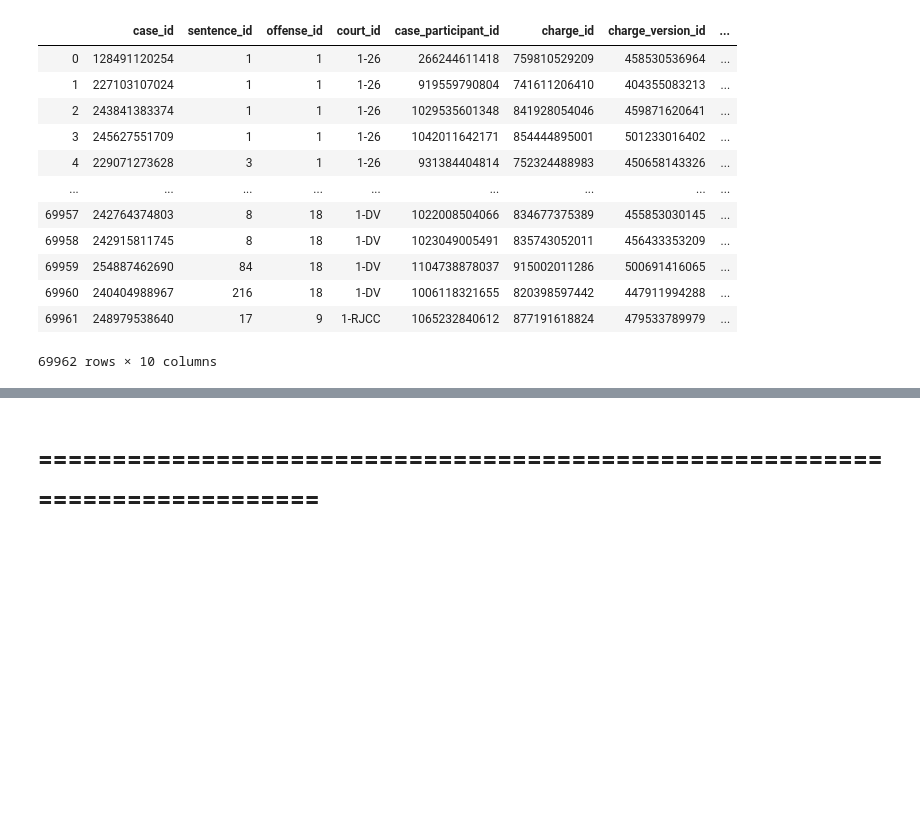
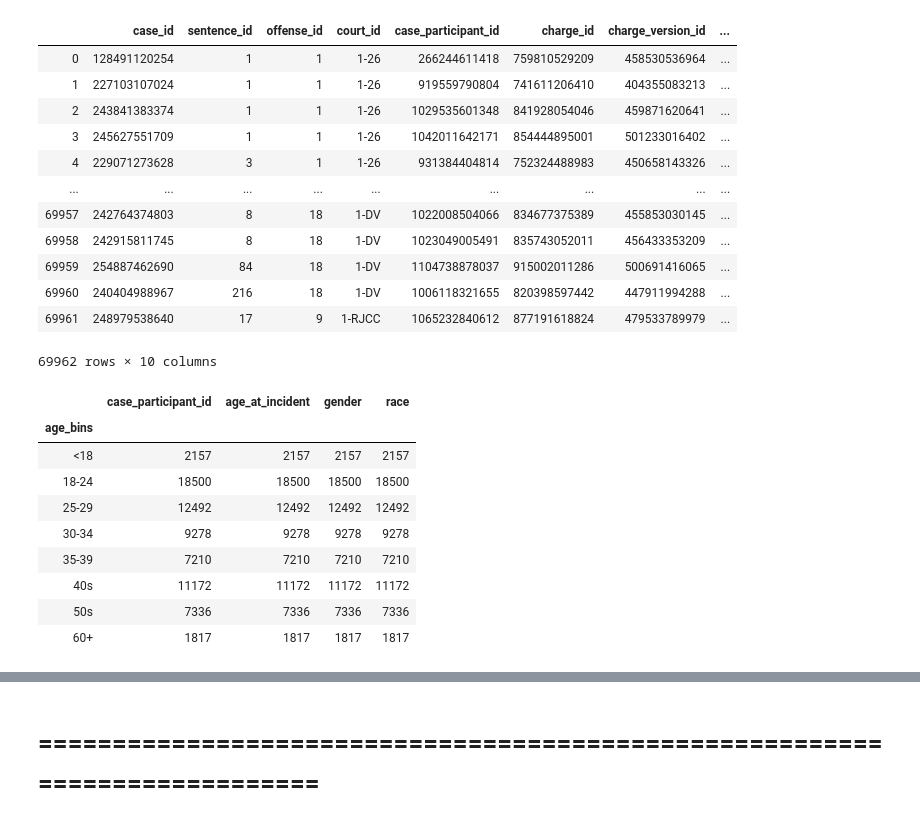
Before and after one commit to cckuqui/CCSAO-Sentencing, a Jupyter notebook: Back-end/new.ipynb, the cells around one changed output, grey strips where cells are left out. Cells and saved outputs as stored; diff of their text form; code cells hidden in the pictures; blank space fills up the shorter version.

```diff
--- a/Back-end/new.ipynb
+++ b/Back-end/new.ipynb
@@ -1281,3 +1281,18 @@ results
 | 69960 | 240404988967 | 216 | 18 | 1-DV | 1006118321655 | 820398597442 | 447911994288 | ... |
 | 69961 | 248979538640 | 17 | 9 | 1-RJCC | 1065232840612 | 877191618824 | 479533789979 | ... |
 69962 rows × 10 columns
+# %%
+participants_age = participants.groupby(['age_bins']).count()
+participants_age
+# participants_age.to_json('../Dashboard/static/participants_age.json')
+# %% [output]
+|  | case_participant_id | age_at_incident | gender | race |
+| age_bins |  |  |  |  |
+| <18 | 2157 | 2157 | 2157 | 2157 |
+| 18-24 | 18500 | 18500 | 18500 | 18500 |
+| 25-29 | 12492 | 12492 | 12492 | 12492 |
+| 30-34 | 9278 | 9278 | 9278 | 9278 |
+| 35-39 | 7210 | 7210 | 7210 | 7210 |
+| 40s | 11172 | 11172 | 11172 | 11172 |
+| 50s | 7336 | 7336 | 7336 | 7336 |
+| 60+ | 1817 | 1817 | 1817 | 1817 |
```
Also changed, not shown: parts of 69 cells of this notebook, 2 other files.
